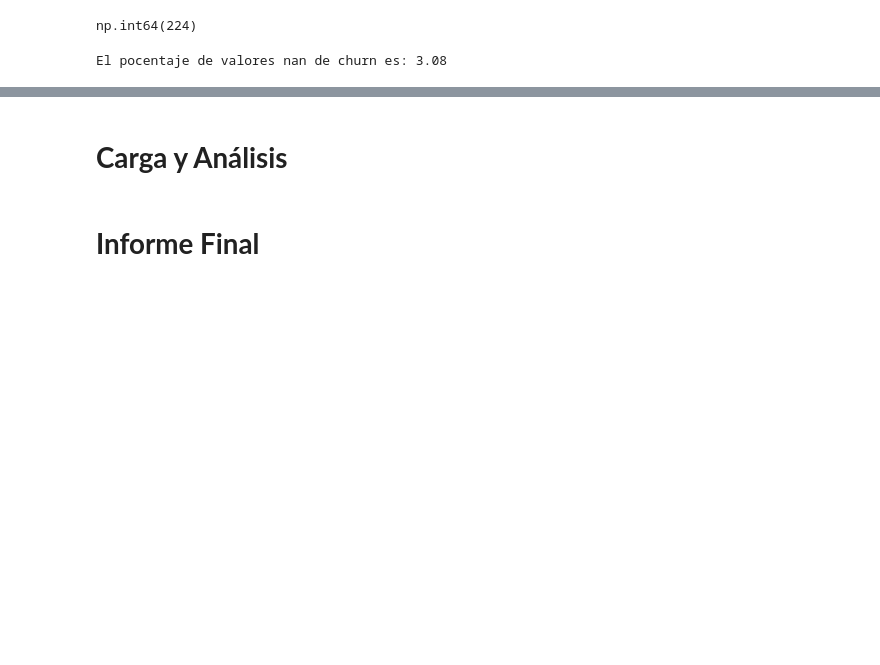
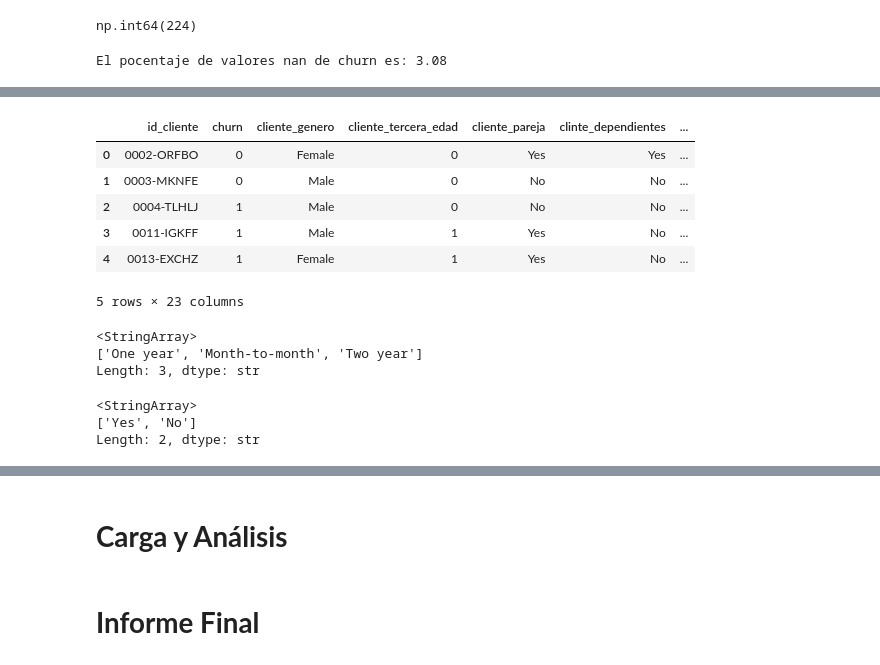
Before and after one commit to AndreaCisneros/challenge-telecomx, a Jupyter notebook: TelecomX.ipynb, the cells around one changed output, grey strips where cells are left out. Cells and saved outputs as stored; diff of their text form; code cells hidden in the pictures; blank space fills up the shorter version.

```diff
--- a/TelecomX.ipynb
+++ b/TelecomX.ipynb
@@ -276,0 +288,3 @@ El pocentaje de valores nan de churn es: 3.08
+# %%
+# Creación de la columna cuentas_diarias
+data['daily_accounts'] = data['account_charges_monthly']/30
@@ -276,0 +300,4 @@ El pocentaje de valores nan de churn es: 3.08
+# %%
+#churn_bin es chur en binario
+data['churn_bin'] = data['churn'].map({'Yes':1, 'No':0})
+data['churn_bin']
@@ -276,0 +317,2 @@ El pocentaje de valores nan de churn es: 3.08
+# %%
+data['churn'] = data['churn_bin']
@@ -276,0 +347,44 @@ El pocentaje de valores nan de churn es: 3.08
+# %%
+data = data.rename(columns = {'customerid' : 'id_cliente',
+                              'customer_tenure' : 'meses_de_contrato',
+                              'customer_gender' : 'cliente_genero',
+                              'customer_seniorcitizen' : 'cliente_tercera_edad',
+                              'customer_partner' : 'cliente_pareja',
+                              'customer_dependents' : 'cliente_dependientes',
+                              'phone_phoneservice' : 'contrato_de_telefono',
+                              'phone_multiplelines' : 'telefono_lineas_multiples',
+                              'internet_internetservice' : 'internet_servicio_internet',
+                              'internet_onlinesecurity' : 'internet, seguridad_online',
+                              'internet_onlinebackup' : 'internet_respaldo_online',
+                              'internet_deviceprotection' : 'internet_proteccion_dispositivo',
+                              'internet_techsupport' : 'internet_soporte_tecnico',
+                              'internet_streamingtv' : 'internet_television_cable',
+                              'internet_streamingmovies' : 'internet_streaming_peliculas',
+                              'account_contract' : 'cuenta_tipo_contrato',
+                              'account_paperlessbilling' : 'cuenta_factura_online',
+                              'account_paymentmethod' : 'cuenta_forma_de_pago',
+                              'account_charges_monthly' : 'cuenta_total_cargos_mensuales',
+                              'account_charges_total' : 'cuenta_total_cargos',
+                              'daily_accounts' : 'cuenta_cargos_diarios' })
+# %%
+data.head()
+# %% [output]
+|  | id_cliente | churn | cliente_genero | cliente_tercera_edad | cliente_pareja | clinte_dependientes | ... |
+| 0 | 0002-ORFBO | 0 | Female | 0 | Yes | Yes | ... |
+| 1 | 0003-MKNFE | 0 | Male | 0 | No | No | ... |
+| 2 | 0004-TLHLJ | 1 | Male | 0 | No | No | ... |
+| 3 | 0011-IGKFF | 1 | Male | 1 | Yes | No | ... |
+| 4 | 0013-EXCHZ | 1 | Female | 1 | Yes | No | ... |
+5 rows × 23 columns
+# %%
+data['cuenta_tipo_contrato'].unique()
+# %% [output]
+<StringArray>
+['One year', 'Month-to-month', 'Two year']
+Length: 3, dtype: str
+# %%
+data['cuenta_fatura_online'].unique()
+# %% [output]
+<StringArray>
+['Yes', 'No']
+Length: 2, dtype: str
```
Also changed, not shown: parts of 9 cells of this notebook.
